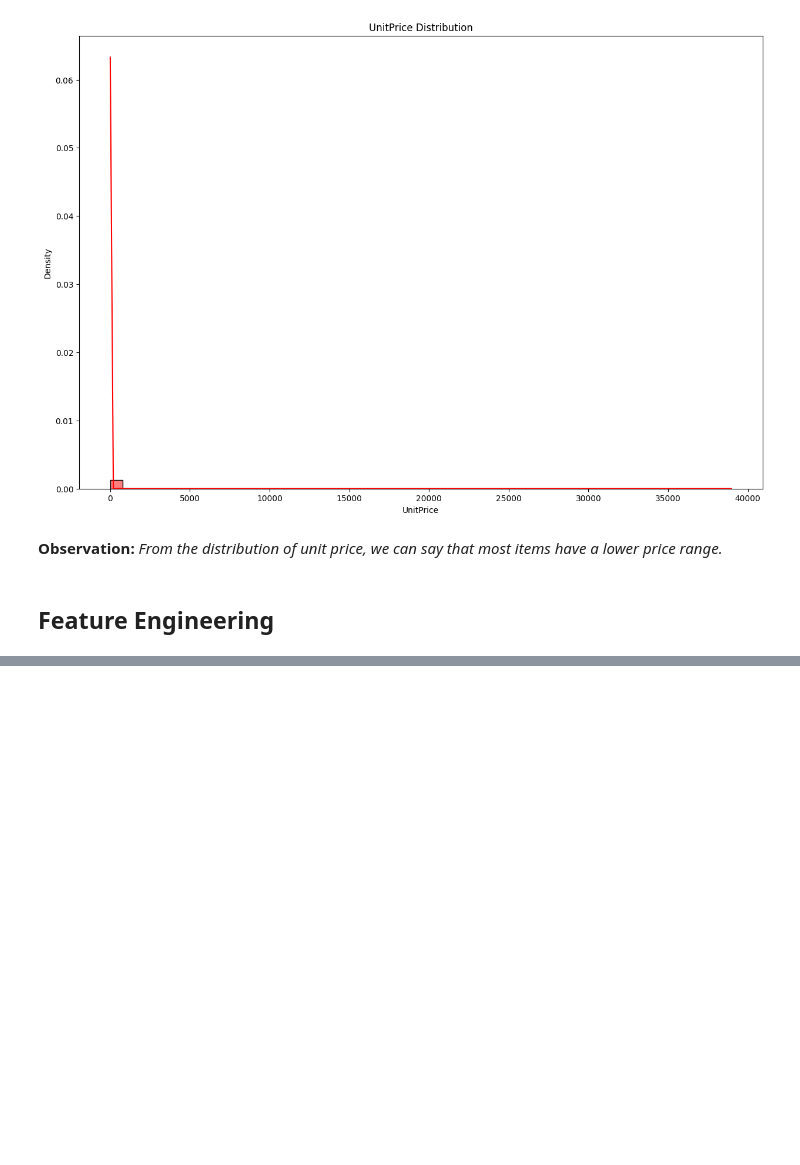
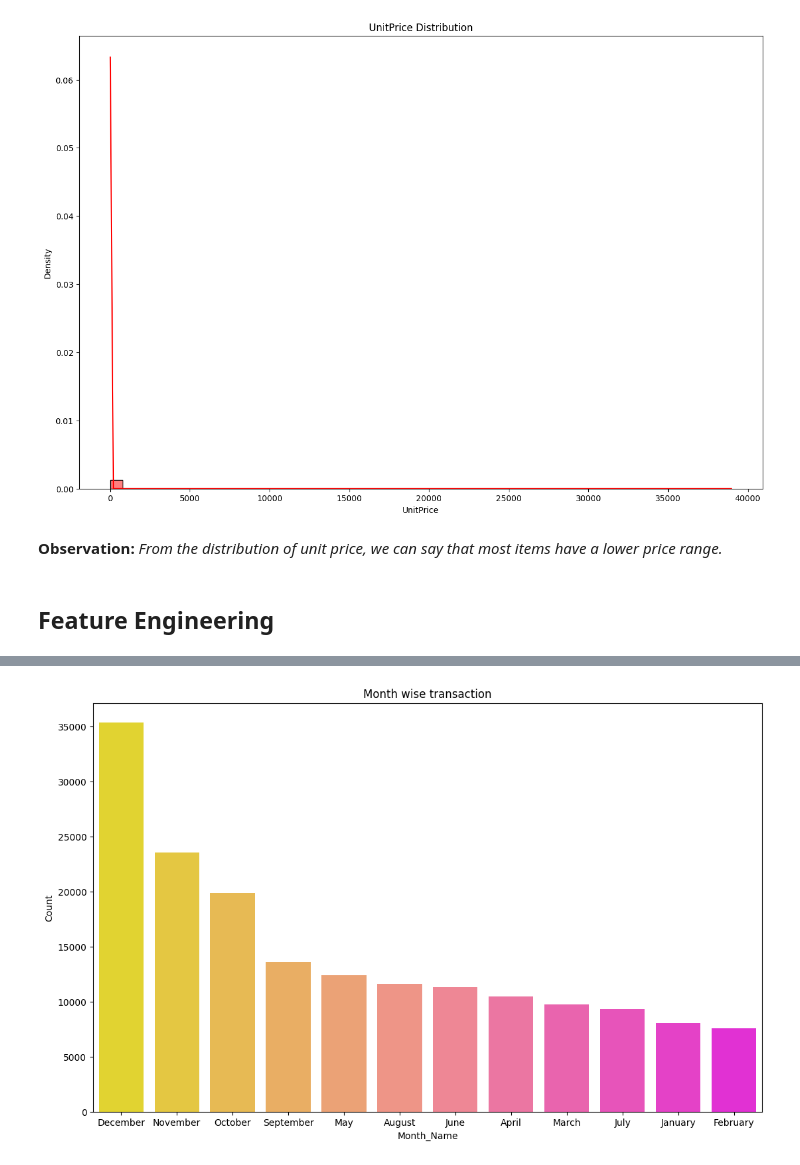
Before and after one commit to hamant-jagwan/Online_Retail_Customer_Segmentation_Unsupervised_leaning, a Jupyter notebook: Online_Retail_Customer_Segmentation.ipynb, the cells around one changed output, grey strips where cells are left out. Saved outputs shown, nothing was run; the diff lists cells and outputs as text; code cells hidden in the pictures; blank space fills up the shorter version.

```diff
--- a/Online_Retail_Customer_Segmentation.ipynb
+++ b/Online_Retail_Customer_Segmentation.ipynb
@@ -297,0 +333,8 @@ sns.histplot(customer_df['UnitPrice'], color="r", bins=50, kde=True, stat='densi
+# %%
+#Converting InvoiceDate columns into date time format
+customer_df["InvoiceDate"] = pd.to_datetime(customer_df["InvoiceDate"] , errors= "coerce" , infer_datetime_format= True)
+# %%
+# Creating a new features from Invoicedate
+customer_df['Month'] = customer_df['InvoiceDate'].dt.month_name()
+customer_df['Day'] = customer_df['InvoiceDate'].dt.day_name()
+customer_df['Hour'] = customer_df['InvoiceDate'].dt.hour
@@ -297,0 +350,6 @@ sns.histplot(customer_df['UnitPrice'], color="r", bins=50, kde=True, stat='densi
+# %%
+#creating month dataframe
+month_df = customer_df['Month'].value_counts().reset_index()
+month_df.rename(columns={'Month': 'Month_Name'}, inplace=True)
+month_df.rename(columns={'count': 'Count'}, inplace=True)
+month_df
@@ -297,0 +370,7 @@ sns.histplot(customer_df['UnitPrice'], color="r", bins=50, kde=True, stat='densi
+# %%
+#plotting for month
+plt.figure(figsize=(13,8))
+plt.title('Month wise transaction')
+sns.barplot(x='Month_Name',y='Count',data=month_df,palette='spring_r');
+# %% [output]
+[figure, added]
```
Also changed, not shown: parts of 23 cells of this notebook, 1 other file.
